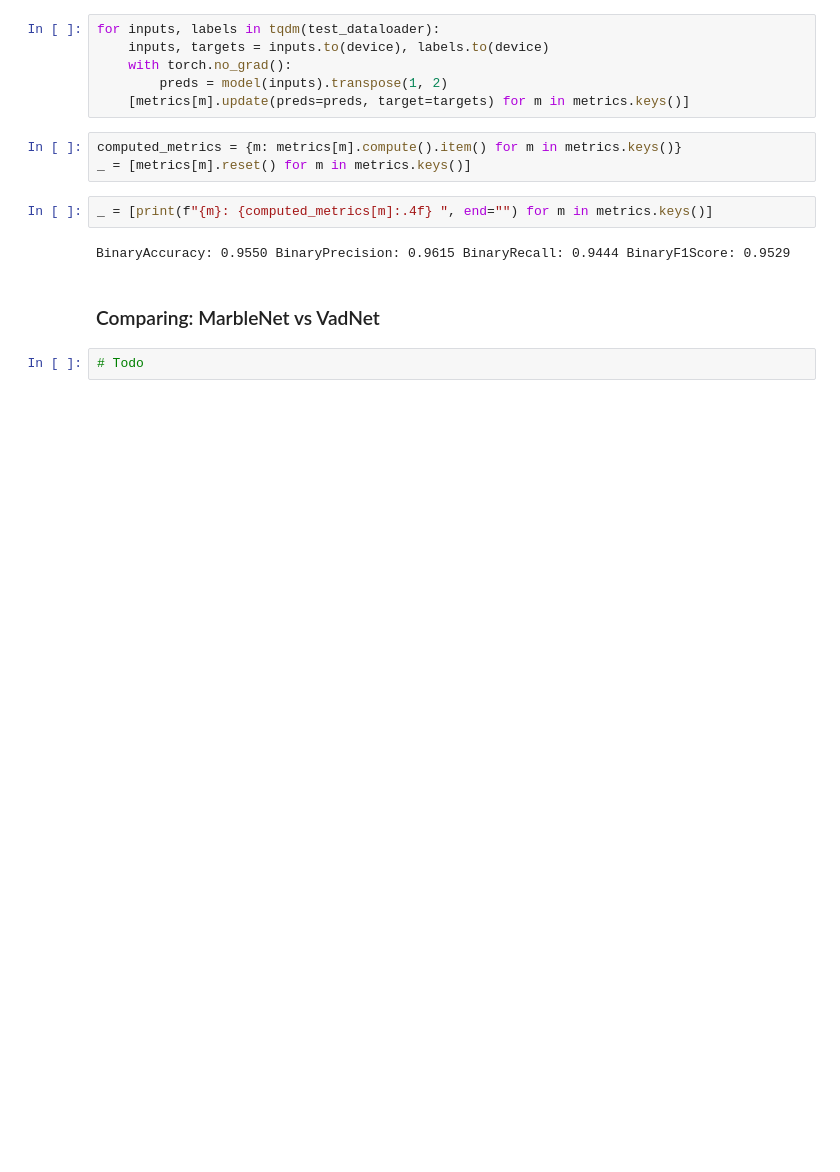
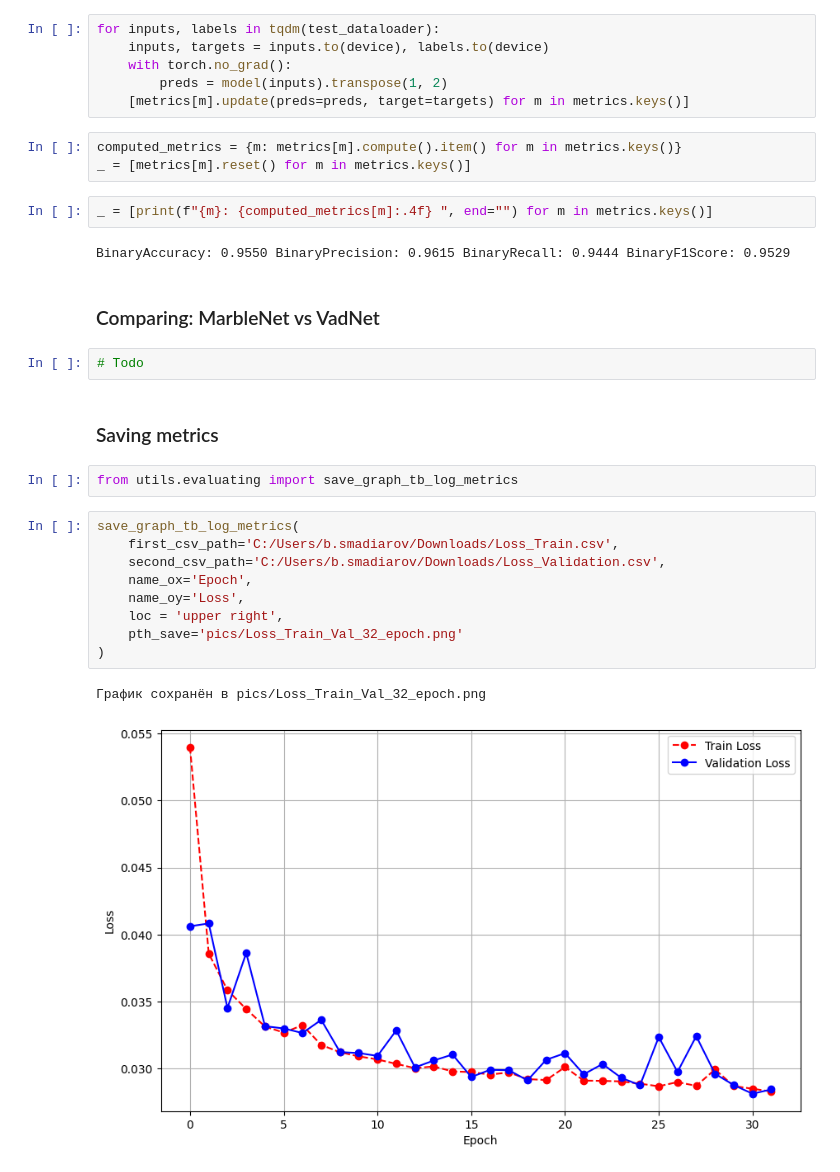
Before and after one commit to SBerik/VoiceDetectionForKazakhSpeech, a Jupyter notebook: evaluation.ipynb, the cells around one changed output. Cells and saved outputs as stored; diff of their text form; blank space fills up the shorter version.

```diff
--- a/evaluation.ipynb
+++ b/evaluation.ipynb
@@ -171,3 +171,19 @@ BinaryAccuracy: 0.9550 BinaryPrecision: 0.9615 BinaryRecall: 0.9444 BinaryF1Scor
 ### Comparing: MarbleNet vs VadNet
 # %%
 # Todo
+# %% [markdown]
+### Saving metrics
+# %%
+from utils.evaluating import save_graph_tb_log_metrics
+# %%
+save_graph_tb_log_metrics(
+    first_csv_path='C:/Users/b.smadiarov/Downloads/Loss_Train.csv',
+    second_csv_path='C:/Users/b.smadiarov/Downloads/Loss_Validation.csv',
+    name_ox='Epoch',
+    name_oy='Loss',
+    loc = 'upper right',
+    pth_save='pics/Loss_Train_Val_32_epoch.png'
+)
+# %% [output]
+График сохранён в pics/Loss_Train_Val_32_epoch.png
+[figure, added]
```
Also changed, not shown: 1 other file.
